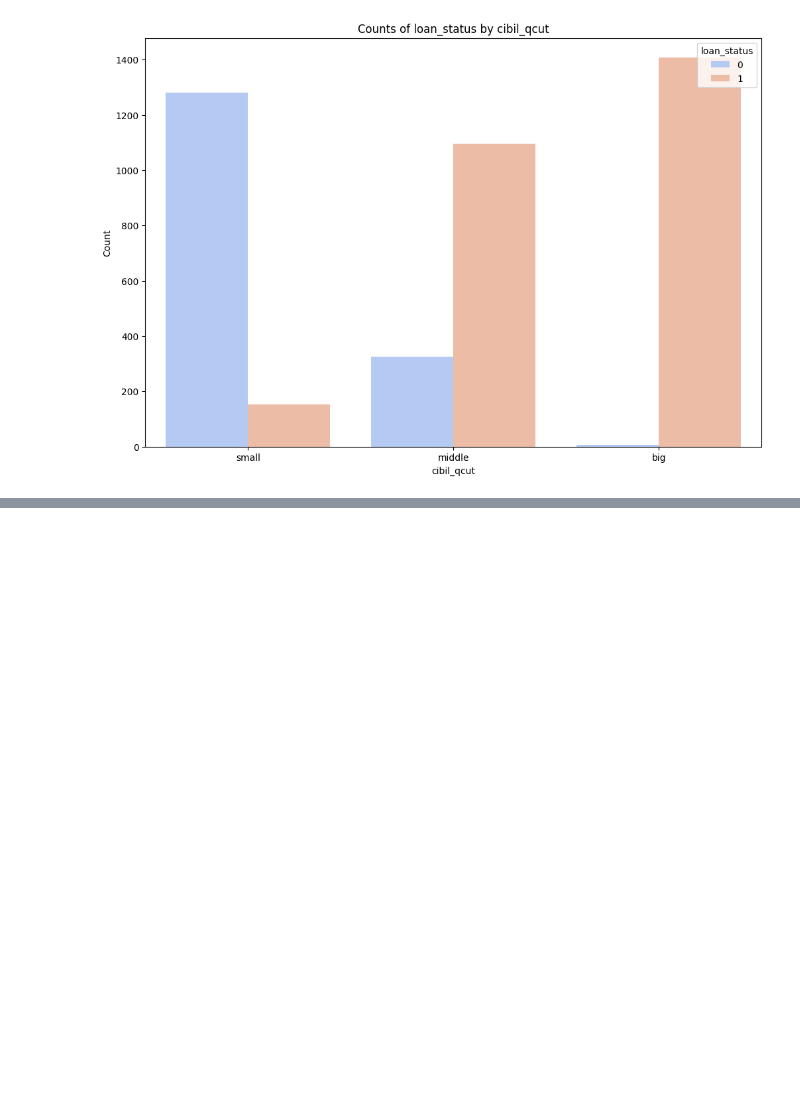
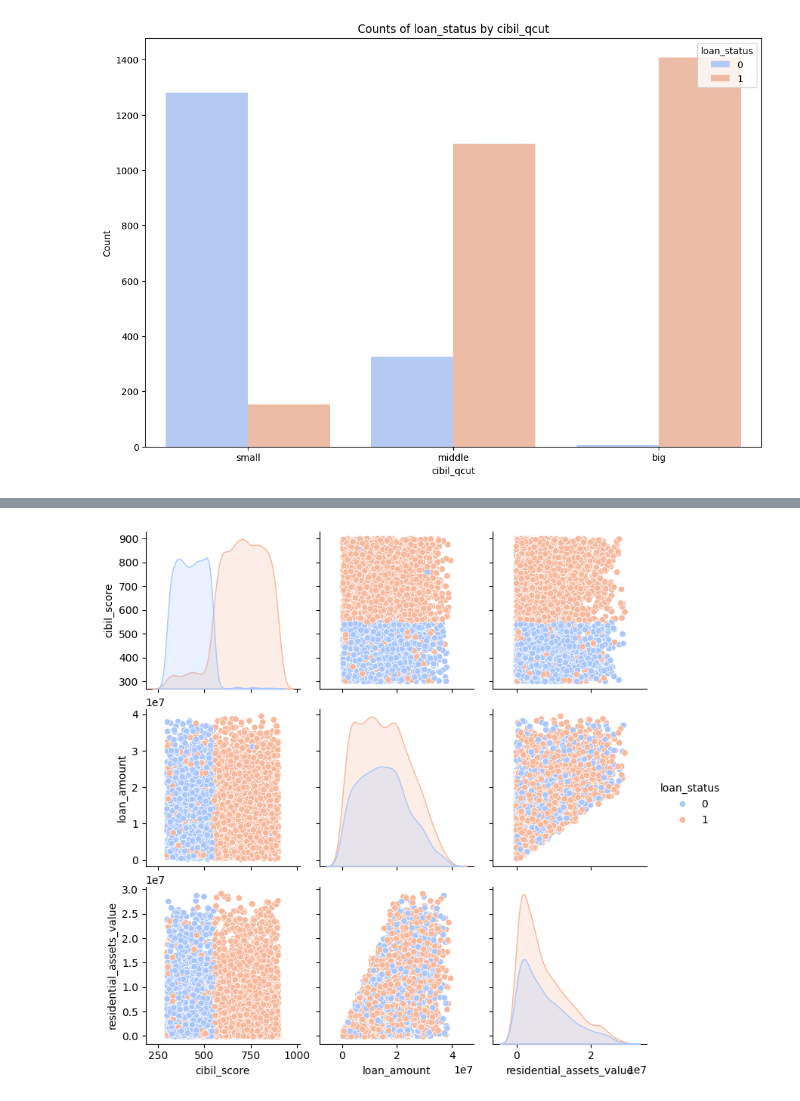
Before and after one commit to oguzhankir/ML_engineer_case, a Jupyter notebook: notebooks/data_analysis.ipynb, the cells around one changed output, grey strips where cells are left out. Cells and saved outputs as stored; diff of their text form; code cells hidden in the pictures; blank space fills up the shorter version.

```diff
--- a/notebooks/data_analysis.ipynb
+++ b/notebooks/data_analysis.ipynb
@@ -217,0 +255,9 @@ plot_grouped(df, "cibil_qcut", "loan_status")
+# %%
+sns.pairplot(
+    df[["cibil_score", "loan_status", "loan_amount", "residential_assets_value"]],
+    hue="loan_status",
+    palette="coolwarm",
+)
+plt.show()
+# %% [output]
+[figure, added]
```
Also changed, not shown: parts of 8 cells of this notebook, 36 other files.
